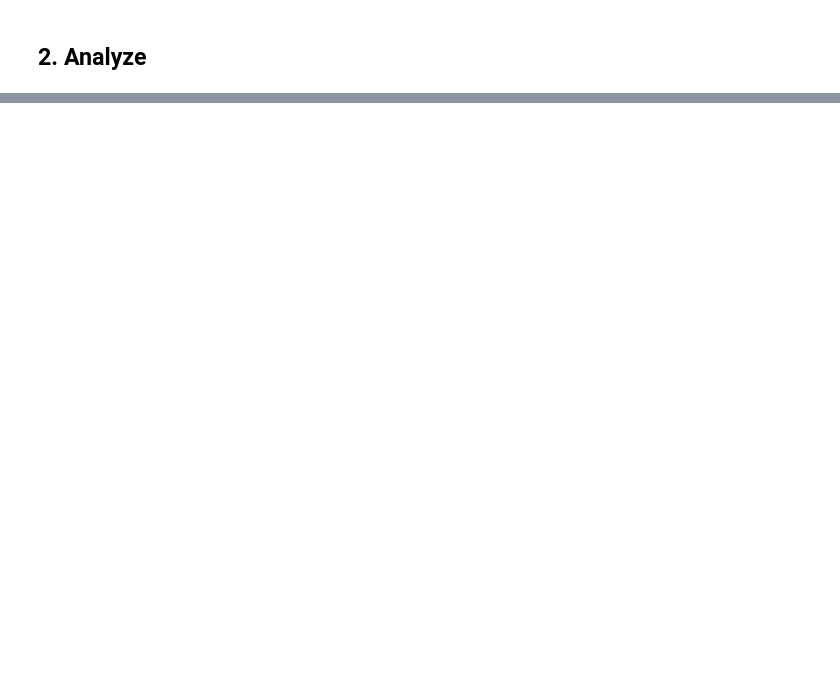
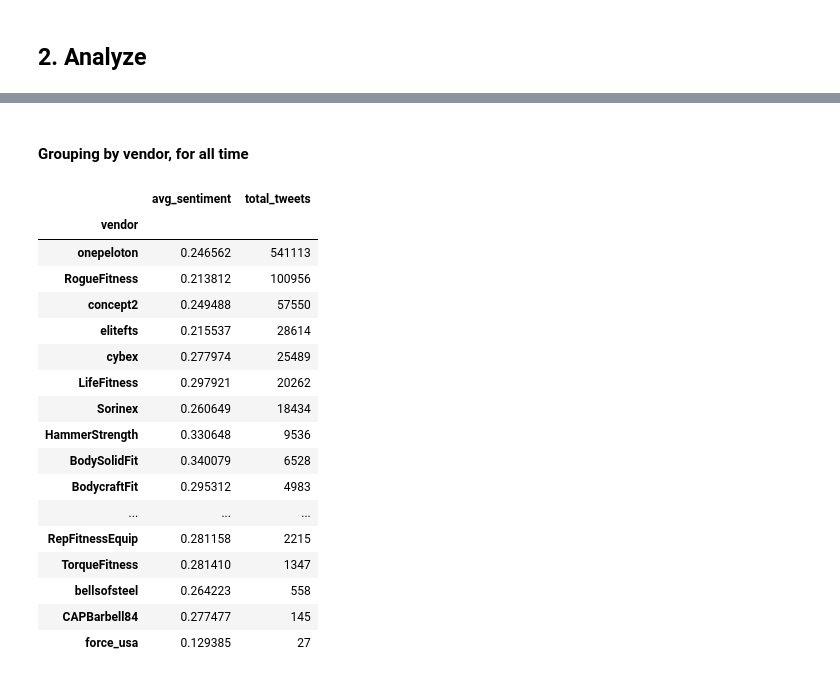
Before and after one commit to bfeif/gym-vendor-analysis, a Jupyter notebook: notebooks/01-proof-of-concept.ipynb, the cells around one changed output, grey strips where cells are left out. Drawn from its saved outputs; the diff is of its cells as text; code cells hidden in the pictures; blank space fills up the shorter version.

```diff
--- a/notebooks/01-proof-of-concept.ipynb
+++ b/notebooks/01-proof-of-concept.ipynb
@@ -223,0 +263,30 @@ tweet_df = load_tweets_df(path)
+# %% [markdown]
+#### Grouping by vendor, for all time
+# %%
+(tweet_df
+ .groupby('vendor')
+ .agg(total_tweets=("tweet_id", "count"),
+      avg_sentiment=("sentiment", "mean"))
+ .sort_values(by="total_tweets", ascending=False)
+ .style
+ .background_gradient()
+)
+# %% [output]
+|  | avg_sentiment | total_tweets |
+| vendor |  |  |
+| onepeloton | 0.246562 | 541113 |
+| RogueFitness | 0.213812 | 100956 |
+| concept2 | 0.249488 | 57550 |
+| elitefts | 0.215537 | 28614 |
+| cybex | 0.277974 | 25489 |
+| LifeFitness | 0.297921 | 20262 |
+| Sorinex | 0.260649 | 18434 |
+| HammerStrength | 0.330648 | 9536 |
+| BodySolidFit | 0.340079 | 6528 |
+| BodycraftFit | 0.295312 | 4983 |
+| ... | ... | ... |
+| RepFitnessEquip | 0.281158 | 2215 |
+| TorqueFitness | 0.281410 | 1347 |
+| bellsofsteel | 0.264223 | 558 |
+| CAPBarbell84 | 0.277477 | 145 |
+| force_usa | 0.129385 | 27 |
```
Also changed, not shown: parts of 9 cells of this notebook, 1 other file.
